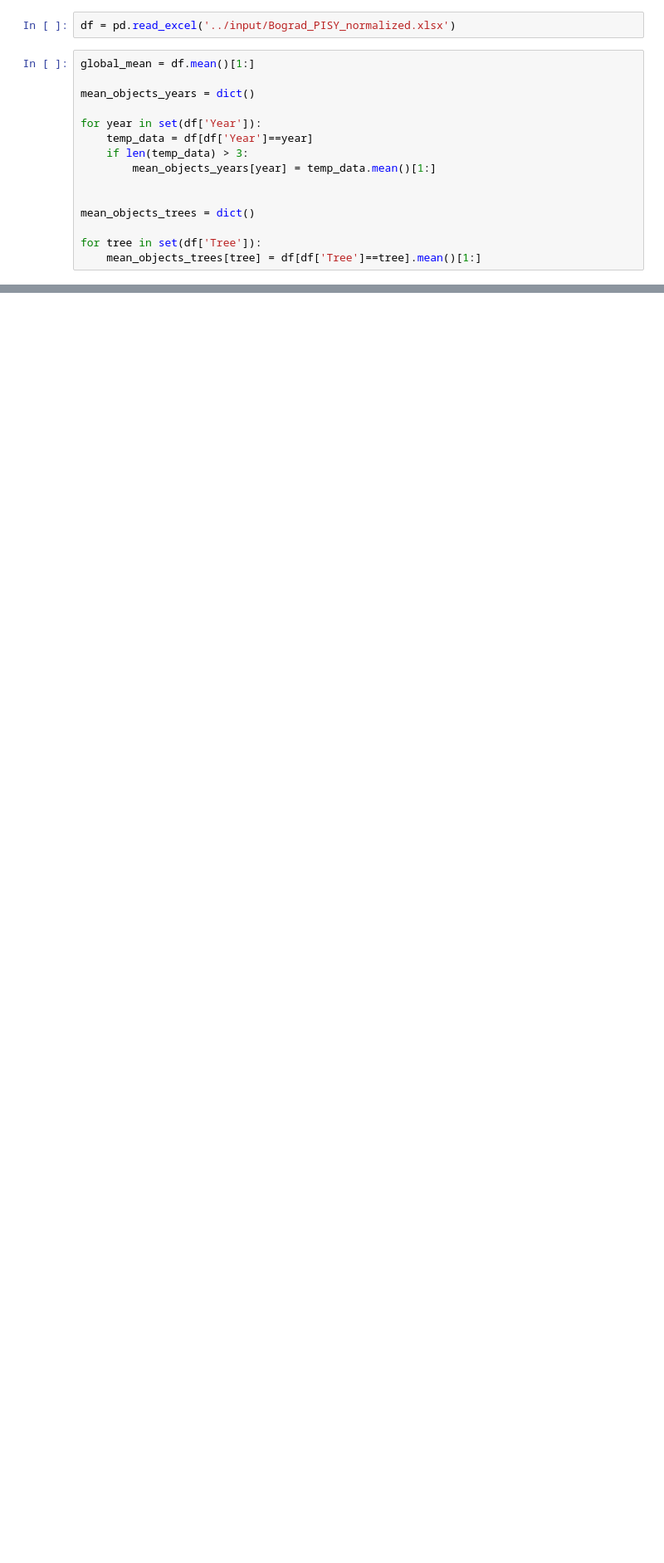
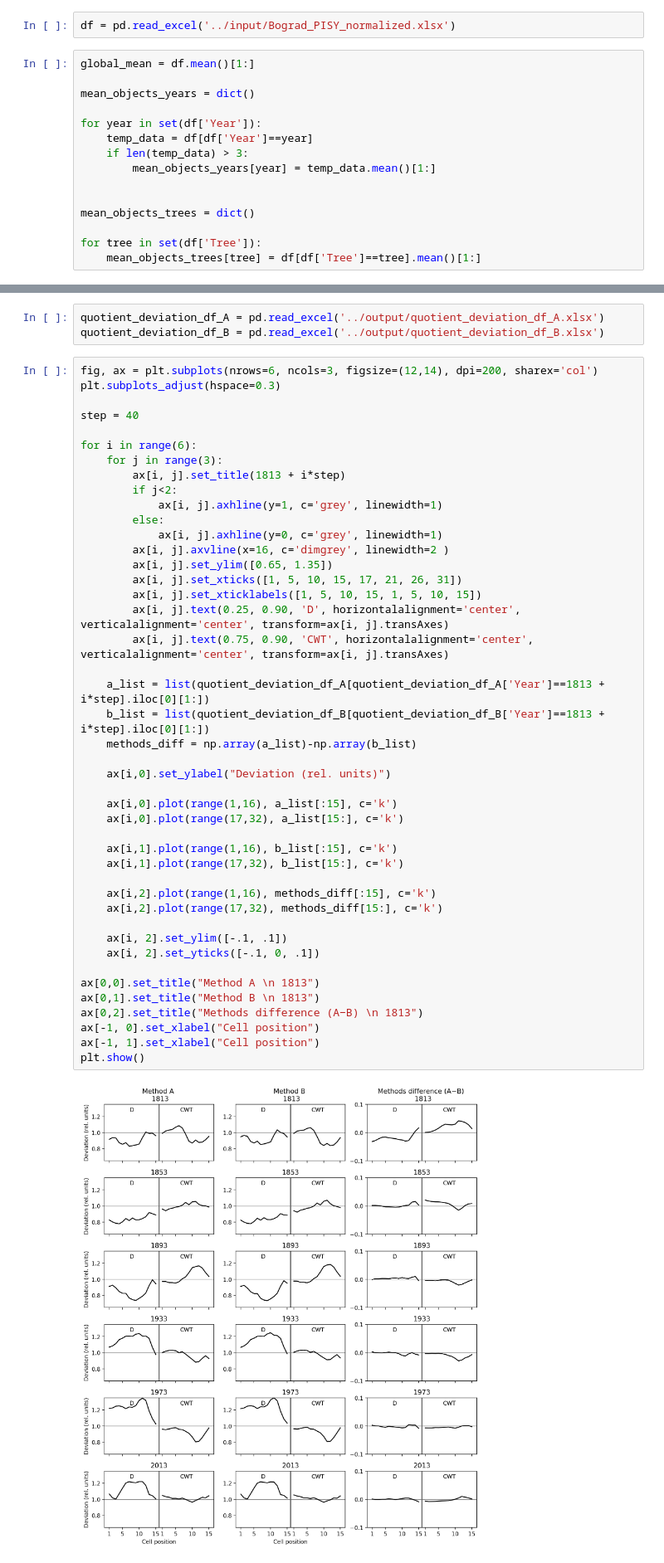
Before and after one commit to mikewellmeansme/TracheidClustering, a Jupyter notebook: notebooks/methods_visualization.ipynb, the cells around one changed output, grey strips where cells are left out. Shown at 83% size. Saved outputs shown, nothing was run; the diff lists cells and outputs as text; blank space fills up the shorter version.

```diff
--- a/notebooks/methods_visualization.ipynb
+++ b/notebooks/methods_visualization.ipynb
@@ -224,0 +232,49 @@ plt.close(fig)
+# %%
+quotient_deviation_df_A = pd.read_excel('../output/quotient_deviation_df_A.xlsx')
+quotient_deviation_df_B = pd.read_excel('../output/quotient_deviation_df_B.xlsx')
+# %%
+fig, ax = plt.subplots(nrows=6, ncols=3, figsize=(12,14), dpi=200, sharex='col')
+plt.subplots_adjust(hspace=0.3)
+
+step = 40
+
+for i in range(6):
+    for j in range(3):
+        ax[i, j].set_title(1813 + i*step)
+        if j<2:
+            ax[i, j].axhline(y=1, c='grey', linewidth=1)
+        else:
+            ax[i, j].axhline(y=0, c='grey', linewidth=1)
+        ax[i, j].axvline(x=16, c='dimgrey', linewidth=2 )
+        ax[i, j].set_ylim([0.65, 1.35])
+        ax[i, j].set_xticks([1, 5, 10, 15, 17, 21, 26, 31])
+        ax[i, j].set_xticklabels([1, 5, 10, 15, 1, 5, 10, 15])
+        ax[i, j].text(0.25, 0.90, 'D', horizontalalignment='center', verticalalignment='center', transform=ax[i, j].transAxes)
+        ax[i, j].text(0.75, 0.90, 'CWT', horizontalalignment='center', verticalalignment='center', transform=ax[i, j].transAxes)
+
+    a_list = list(quotient_deviation_df_A[quotient_deviation_df_A['Year']==1813 + i*step].iloc[0][1:])
+    b_list = list(quotient_deviation_df_B[quotient_deviation_df_B['Year']==1813 + i*step].iloc[0][1:])
+    methods_diff = np.array(a_list)-np.array(b_list)
+
+    ax[i,0].set_ylabel("Deviation (rel. units)")
+
+    ax[i,0].plot(range(1,16), a_list[:15], c='k')
+    ax[i,0].plot(range(17,32), a_list[15:], c='k')
+
+    ax[i,1].plot(range(1,16), b_list[:15], c='k')
+    ax[i,1].plot(range(17,32), b_list[15:], c='k')
+
+    ax[i,2].plot(range(1,16), methods_diff[:15], c='k')
+    ax[i,2].plot(range(17,32), methods_diff[15:], c='k')
+
+    ax[i, 2].set_ylim([-.1, .1])
+    ax[i, 2].set_yticks([-.1, 0, .1])
+
+ax[0,0].set_title("Method A \n 1813")
+ax[0,1].set_title("Method B \n 1813")
+ax[0,2].set_title("Methods difference (A−B) \n 1813")
+ax[-1, 0].set_xlabel("Cell position")
+ax[-1, 1].set_xlabel("Cell position")
+plt.show()
+# %% [output]
+[figure, added]
```
Also changed, not shown: parts of 10 cells of this notebook, 3 other files.
